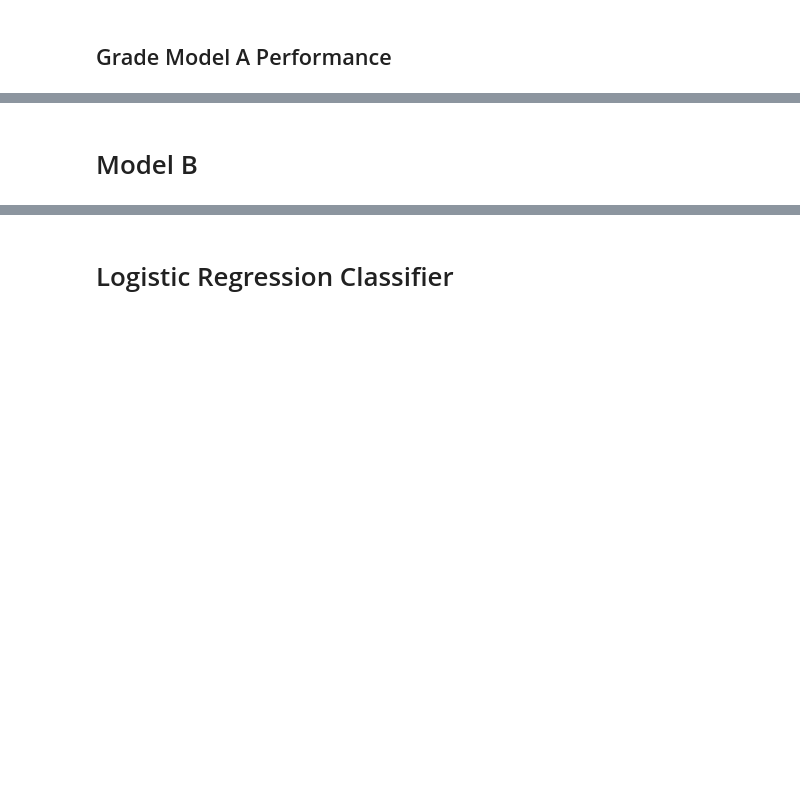
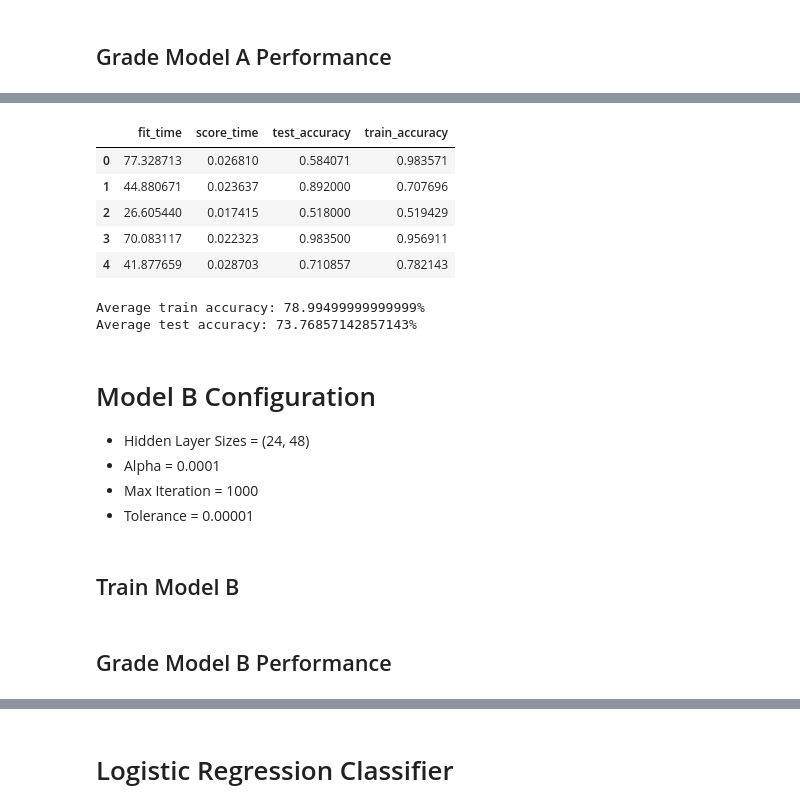
Before and after one commit to CSjianbel/Cardiovascular-State-Classifier, a Jupyter notebook: src/cardio.ipynb, the cells around one changed output, grey strips where cells are left out. Drawn from its saved outputs; the diff is of its cells as text; code cells hidden in the pictures; blank space fills up the shorter version.

```diff
--- a/src/cardio.ipynb
+++ b/src/cardio.ipynb
@@ -129,3 +129,5 @@ Average test accuracy: 59.54142857142857%
 # %%
-classifier = classifier.fit(X2, y)
+model_A_without_BMI = MLPClassifier(hidden_layer_sizes=(32, 64), alpha=0.0001, max_iter=1000, tol=0.000001)
+# %%
+model_A_without_BMI = model_A_without_BMI.fit(X2, y)
 # %% [markdown]
@@ -133,10 +135,25 @@ classifier = classifier.fit(X2, y)
 # %%
-cv_results = cross_validate(classifier, X2, y, cv=5, scoring=["accuracy"], return_train_score=True)
+model_A_without_BMI_results = cross_validate(model_A_without_BMI, X2, y, cv=5, scoring=["accuracy"], return_train_score=True)
 # %%
-cv_results = pd.DataFrame(cv_results)
-cv_results
+model_A_without_BMI_results = pd.DataFrame(model_A_without_BMI_results)
+model_A_without_BMI_results
+# %% [output]
+|  | fit_time | score_time | test_accuracy | train_accuracy |
+| 0 | 77.328713 | 0.026810 | 0.584071 | 0.983571 |
+| 1 | 44.880671 | 0.023637 | 0.892000 | 0.707696 |
+| 2 | 26.605440 | 0.017415 | 0.518000 | 0.519429 |
+| 3 | 70.083117 | 0.022323 | 0.983500 | 0.956911 |
+| 4 | 41.877659 | 0.028703 | 0.710857 | 0.782143 |
 # %%
-print(f"Average train accuracy: {cv_results['train_accuracy'].mean() * 100}%")
-print(f"Average test accuracy: {cv_results['test_accuracy'].mean() * 100}%")
+print(f"Average train accuracy: {model_A_without_BMI_results['train_accuracy'].mean() * 100}%")
+print(f"Average test accuracy: {model_A_without_BMI_results['test_accuracy'].mean() * 100}%")
+# %% [output]
+Average train accuracy: 78.99499999999999%
+Average test accuracy: 73.76857142857143%
 # %% [markdown]
-# Model B
+# Model B Configuration
+
+- Hidden Layer Sizes = (24, 48)
+- Alpha = 0.0001
+- Max Iteration = 1000
+- Tolerance = 0.00001
@@ -142,0 +162,2 @@ print(f"Average test accuracy: {cv_results['test_accuracy'].mean() * 100}%")
+# %% [markdown]
+## Train Model B
@@ -142,0 +166,2 @@ print(f"Average test accuracy: {cv_results['test_accuracy'].mean() * 100}%")
+# %% [markdown]
+## Grade Model B Performance
```
Also changed, not shown: parts of 37 cells of this notebook.
